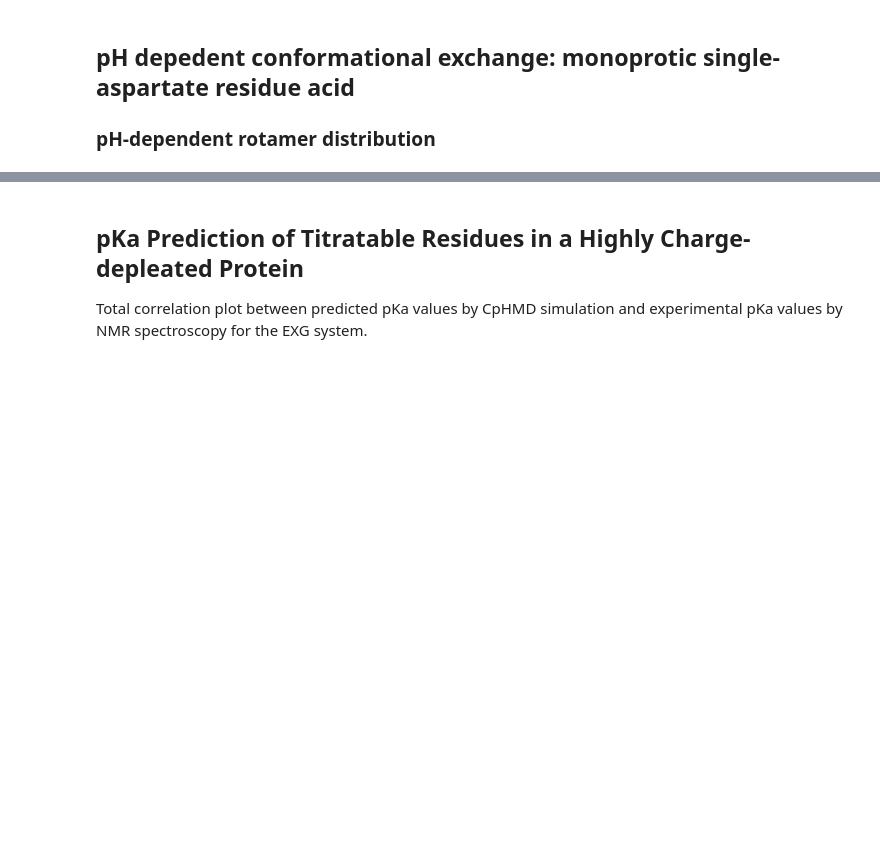
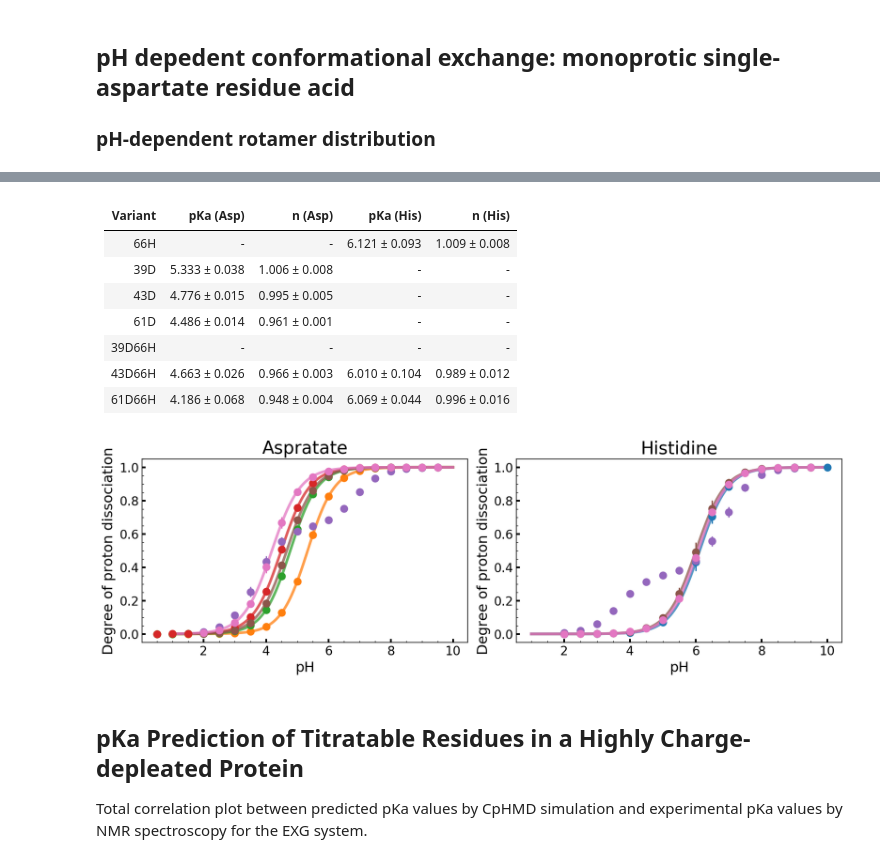
Before and after one commit to SHervoe-Hansen/Protein-Electrostatics, a Jupyter notebook: Protein_electrostatics.ipynb, the cells around one changed output, grey strips where cells are left out. Drawn from its saved outputs; the diff is of its cells as text; code cells hidden in the pictures; blank space fills up the shorter version.

```diff
--- a/Protein_electrostatics.ipynb
+++ b/Protein_electrostatics.ipynb
@@ -491,11 +494,13 @@ Nblocks = 4
 fig, axes = plt.subplots(nrows=1, ncols=2, figsize=(12, 4))
 
 Table = [] # Empty list used to append table values
-variants = ['39D', '43D', '61D', '39D66H', '43D66H', '61D66H'] # EXG variants
+variants = ['66H', '39D', '43D', '61D', '39D66H', '43D66H', '61D66H'] # EXG variants
 for k, variant in enumerate(variants):
     Table.append(variant)
     numTitrationSites = sum(c.isalpha() for c in variant)
-    if numTitrationSites == 1:
+    if k == 0:
+        pHs = np.asarray([2.0, 3.0, 4.0, 5.0, 6.0, 6.5, 7.0, 8.0, 9.0, 10.0])
+    elif numTitrationSites == 1:
         pHs = np.arange(0.5, 8.5, 0.5)
     else:
         pHs = np.arange(2.0, 10.0, 0.5)
@@ -531,6 +536,8 @@ for k, variant in enumerate(variants):
     results = np.empty(shape=(Nblocks, 2*numTitrationSites))
     for i,block in enumerate(states):
         deprot = block[:,0]
+        if k == 0:
+            deprot = 1 - deprot # Quick fix for fixing protonation index of His66 variant.
         opt_asp = optimize.curve_fit(DeprotFraction, pHs, deprot, p0=[4,1])[0]
         if numTitrationSites == 2:
             deprot = block[:,1]
@@ -540,7 +547,10 @@ for k, variant in enumerate(variants):
             results[i] = opt_asp
 
     for resid in range(numTitrationSites):
-        axes[resid].errorbar(pHs, states.mean(axis=0)[:,resid], states.std(axis=0)[:,resid], markersize=8, linestyle='None', marker='o', color='C{}'.format(k))
+        if k == 0: # Quick fix for His66
+            axes[1].errorbar(pHs, 1-states.mean(axis=0)[:,resid], states.std(axis=0)[:,resid], markersize=8, linestyle='None', marker='o', color='C{}'.format(k))
+        else:
+            axes[resid].errorbar(pHs, states.mean(axis=0)[:,resid], states.std(axis=0)[:,resid], markersize=8, linestyle='None', marker='o', color='C{}'.format(k))
         if variant == '39D66H':  # Do not plot single titration curve for `39D66H` variant.
             continue
         pH = np.arange(1.0, 10.0, 0.01)
@@ -551,34 +561,50 @@ for k, variant in enumerate(variants):
         else:
             means = results.mean(axis=0)[2:4]
             stds = results.std(axis=0)[2:4]
             Table.extend(['{:.3f} ± {:.3f}'.format(means[0], stds[0]), '{:.3f} ± {:.3f}'.format(means[1], stds[1])])
-        axes[resid].plot(pH, DeprotFraction(pH, means[0], means[1]), linewidth=3, alpha=0.75, color='C{}'.format(k))
+        if k == 0: # Yet another quick fix for His66
+            axes[1].plot(pH, DeprotFraction(pH, means[0], means[1]), linewidth=3, alpha=0.75, color='C{}'.format(k))
+        else:
+            axes[resid].plot(pH, DeprotFraction(pH, means[0], means[1]), linewidth=3, alpha=0.75, color='C{}'.format(k))
 
 # Beautification
 for i, ax in enumerate(axes):
     ax.minorticks_on()
     ax.set_xlabel('pH', fontsize=16)
     ax.set_ylabel('Degree of proton dissociation', fontsize=16)
     ax.tick_params(which='major', direction='in', length=4, width=2, colors='black',
                grid_color='black', grid_alpha=0.5, labelsize=14)
     ax.tick_params(which='minor', direction='in')
 
 axes[0].set_title('Aspratate', fontsize=20)
 axes[1].set_title('Histidine', fontsize=20)
 
 fig.tight_layout()
 #fig.savefig('figures/SingleResidueTitrationCurves.tiff', bbox_inches='tight', dpi=600, format='tiff', pil_kwargs={'compression': 'tiff_lzw'})
 
 Markdown('''
 | Variant | pKa (Asp) | n (Asp) | pKa (His) | n (His) |
 |---------|-----------|---------|-----------|---------|
+|  {}     |    -      |   -     |   {}      |  {}     |
 |  {}     |   {}      | {}      |     -     |    -    |
 |  {}     |   {}      | {}      |     -     |    -    |
 |  {}     |   {}      | {}      |     -     |    -    |
 |  {}     |    -      |   -     |     -     |    -    |
 |  {}     |   {}      | {}      |   {}      |  {}     |
 |  {}     |   {}      | {}      |   {}      |  {}     |
 '''.format(*Table))
+# %% [output]
+
+| Variant | pKa (Asp) | n (Asp) | pKa (His) | n (His) |
+|---------|-----------|---------|-----------|---------|
+|  66H     |    -      |   -     |   6.121 ± 0.093      |  1.009 ± 0.008     |
+|  39D     |   5.333 ± 0.038      | 1.006 ± 0.008      |     -     |    -    |
+|  43D     |   4.776 ± 0.015      | 0.995 ± 0.005      |     -     |    -    |
+|  61D     |   4.486 ± 0.014      | 0.961 ± 0.001      |     -     |    -    |
+|  39D66H     |    -      |   -     |     -     |    -    |
+|  43D66H     |   4.663 ± 0.026      | 0.966 ± 0.003      |   6.010 ± 0.104      |  0.989 ± 0.012     |
+|  61D66H     |   4.186 ± 0.068      | 0.948 ± 0.004      |   6.069 ± 0.044      |  0.996 ± 0.016     |
+[figure, added]
 # %% [markdown]
 ## pKa Prediction of Titratable Residues in a Highly Charge-depleated Protein
 Total correlation plot between predicted pKa values by CpHMD simulation and experimental pKa values by NMR spectroscopy for the EXG system.
```
Also changed, not shown: parts of 1 cell of this notebook, 22 other files.
